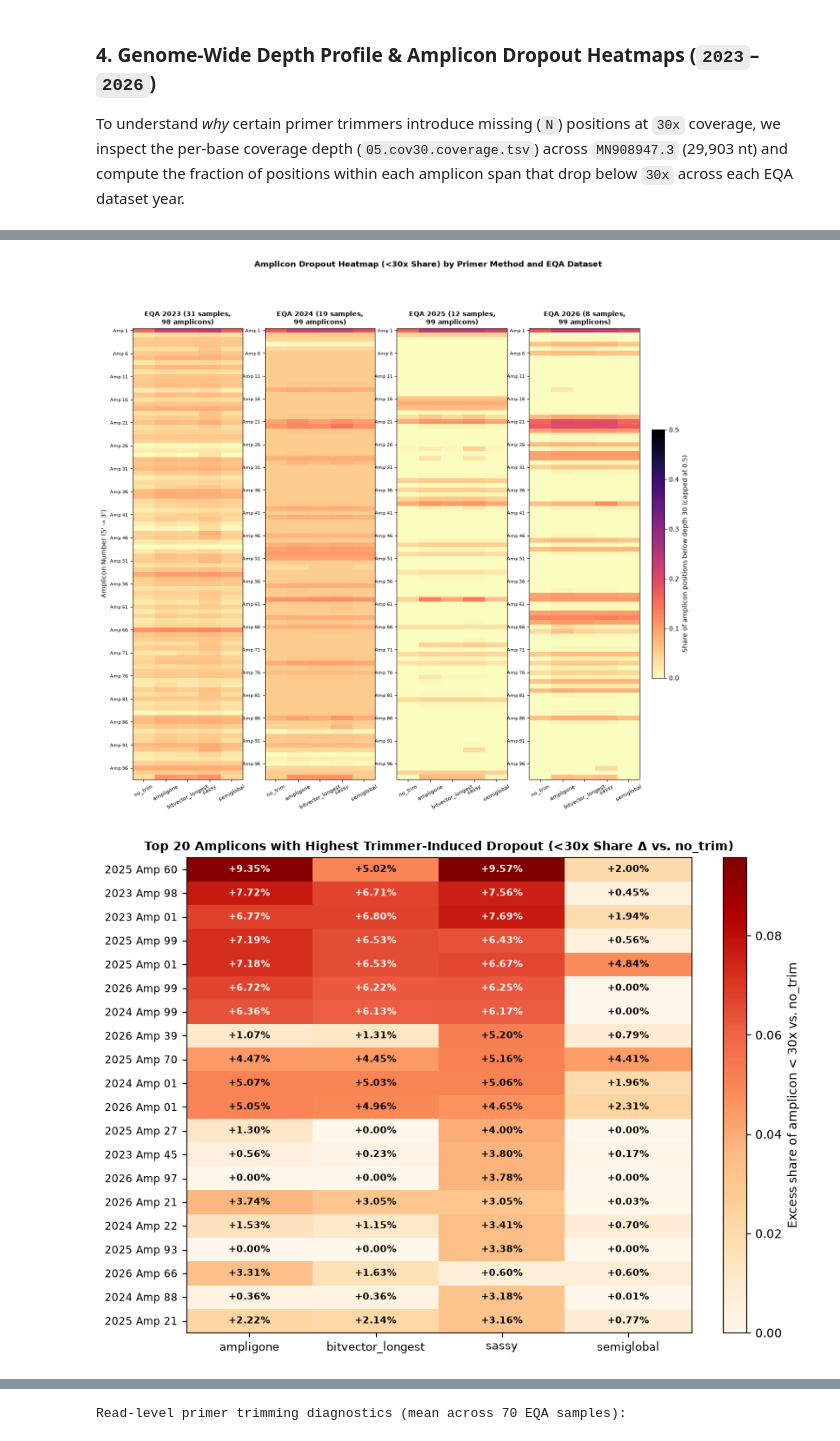
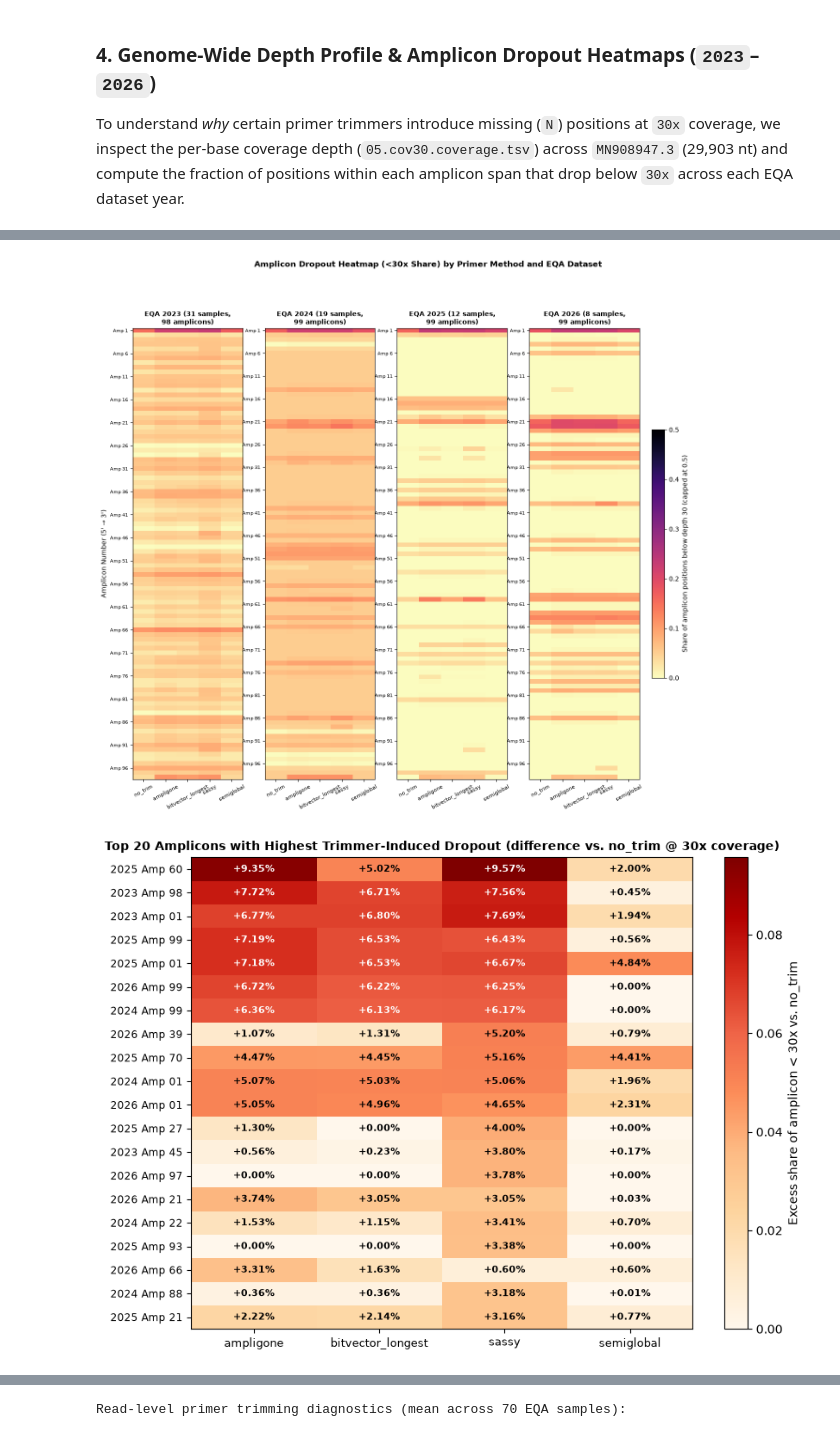
Before and after one commit to florianzwagemaker/AmpliGone, a Jupyter notebook: benchmark-consensus-comparison.ipynb, the cells around one changed output, grey strips where cells are left out. Drawn from its saved outputs; the diff is of its cells as text; code cells hidden in the pictures.

```diff
--- a/benchmark-consensus-comparison.ipynb
+++ b/benchmark-consensus-comparison.ipynb
@@ -514,7 +514,7 @@ if BREAK_EVEN_CSV.is_file():
 
 # -- Figure 3A: Bootstrap 95% CI Curves of Attributable Delta Across Coverage --
 fig, axes = plt.subplots(1, 2, figsize=(13.5, 4.5))
-for ax, name, title in zip(axes, ("wrong", "missing"), ("Wrong Bases (Δ vs no_trim)", "Missing (N) Positions (Δ vs no_trim)")):
+for ax, name, title in zip(axes, ("wrong", "missing"), ("Wrong Bases (difference vs no_trim)", "Missing (N) Positions (difference vs no_trim)")):
     for offset, method in enumerate(TRIMMERS):
         frame = attr_summary[(attr_summary["standard"] == PRIMARY_STANDARD) & (attr_summary["method"] == method)].sort_values("coverage")
         mean = frame[f"{name}_delta_mean"].to_numpy()
@@ -525,7 +525,7 @@ for ax, name, title in zip(axes, ("wrong", "missing"), ("Wrong Bases (Δ vs no_t
     ax.set_xscale("log")
     ax.set_xticks(list(ATTR_COVERAGES), [f"{c}x" for c in ATTR_COVERAGES])
     ax.set_xlabel("Minimum Coverage Threshold")
-    ax.set_ylabel("Mean Δ per sample (95% bootstrap CI)")
+    ax.set_ylabel("Mean difference delta per sample (95% bootstrap CI)")
     ax.set_title(f"{title} Across Coverage", fontsize=10, fontweight="bold")
     ax.grid(True, linestyle=":", alpha=0.5)
 axes[0].legend(frameon=False, fontsize=8.5)
@@ -533,7 +533,7 @@ fig.tight_layout()
 fig.savefig(FIGURE_DIR / "attribution_f2_delta_by_coverage.png", dpi=160, bbox_inches="tight")
 plt.show()
 
-# -- Figure 3B: trade-off analysis (Attributable Δ and Absolute Totals, Gold & Silver) --
+# -- Figure 3B: trade-off analysis (Attributable difference delta and Absolute Totals, Gold & Silver) --
 fig, axes = plt.subplots(1, 2, figsize=(14, 5.2))
 
 # Left: Attributable change vs no_trim (Gold)
@@ -551,9 +551,9 @@ for method in TRIMMERS:
 axes[0].axhline(0, color="black", linewidth=0.6, linestyle="--")
 axes[0].axvline(0, color="black", linewidth=0.6, linestyle="--")
 axes[0].set_yscale("symlog", linthresh=50)
-axes[0].set_xlabel("Attributable Δ Wrong Bases (sum over 70 samples, negative = better)")
-axes[0].set_ylabel("Attributable Δ Missing (N) Positions (symlog scale)")
-axes[0].set_title("Missing data trade-off: Attributable Δ vs. no_trim (Gold 10x–100x)", fontsize=10, fontweight="bold")
+axes[0].set_xlabel("Attributable difference Wrong Bases (sum over 70 samples, negative = better)")
+axes[0].set_ylabel("Attributable difference Missing (N) Positions (symlog scale)")
+axes[0].set_title("Missing data trade-off: Attributable difference vs. no_trim (Gold 10x–100x)", fontsize=10, fontweight="bold")
 axes[0].legend(frameon=False, fontsize=8.5)
 axes[0].grid(True, linestyle=":", alpha=0.5)
 
@@ -653,7 +653,7 @@ for method in PRIMER_METHODS:
     ]
     depth_by_method[method] = np.vstack(profiles)
 
-# --- Figure 4A: Windowed Genome-Wide Mean Depth & <30x Dropout Share ---
+# -- Figure 4A: Windowed Genome-Wide Mean Depth & <30x Dropout Share --
 WINDOW = 100
 edges = np.arange(0, len(REFERENCE_SEQ), WINDOW)
 centres = edges + WINDOW / 2
@@ -686,7 +686,7 @@ fig.tight_layout()
 fig.savefig(FIGURE_DIR / "attribution_f5_genome_depth.png", dpi=160, bbox_inches="tight")
 plt.show()
 
-# --- Figure 4B: Amplicon Dropout Heatmaps by Dataset Year & Method (Absolute + Delta vs no_trim) ---
+# -- Figure 4B: Amplicon Dropout Heatmaps by Dataset Year & Method (Absolute + Delta vs no_trim) --
 sample_row = {sample: idx for idx, sample in enumerate(sample_list)}
 fig, axes = plt.subplots(1, len(YEARS), figsize=(4.2 * len(YEARS), 12.5))
 for ax, year in zip(np.atleast_1d(axes), YEARS):
@@ -707,40 +707,40 @@ fig.suptitle("Amplicon Dropout Heatmap (<30x Share) by Primer Method and EQA Dat
 fig.savefig(FIGURE_DIR / "attribution_f5_amplicon_dropout.png", dpi=160, bbox_inches="tight")
 plt.show()
 
-# --- Figure 4C: Top Affected Amplicons — Excess Dropout Induced by Trimming (Method minus no_trim) ---
+# -- Figure 4C: Top Affected Amplicons — Excess Dropout Induced by Trimming (Method minus no_trim)
 delta_records = []
 for year in YEARS:
     scheme = SCHEMES[year]
     rows = [sample_row[s] for s in DATASETS[year]["samples"]]
     for amp, (start, end) in sorted(scheme.amplicon_spans.items()):
         base_drop = (depth_by_method["no_trim"][rows, start:end] < VC_MIN_COVERAGE).mean()
         row_dict = {"year_amp": f"{year} Amp {amp:02d}", "no_trim_drop": base_drop}
         for m in TRIMMERS:
             row_dict[m] = (depth_by_method[m][rows, start:end] < VC_MIN_COVERAGE).mean() - base_drop
         delta_records.append(row_dict)
 
 delta_amp_df = pd.DataFrame(delta_records).set_index("year_amp")
 delta_amp_df["max_excess"] = delta_amp_df[list(TRIMMERS)].max(axis=1)
 top_excess = delta_amp_df.sort_values("max_excess", ascending=False).head(20)[list(TRIMMERS)]
 
 fig, ax = plt.subplots(figsize=(8.5, 6.2))
 vmax_ex = max(top_excess.to_numpy().max(), 0.01)
 im_ex = ax.imshow(top_excess.to_numpy(), cmap="OrRd", vmin=0, vmax=vmax_ex, aspect="auto")
 ax.set_xticks(range(len(TRIMMERS)), TRIMMERS, fontsize=9)
 ax.set_yticks(range(len(top_excess)), top_excess.index, fontsize=8.5)
 for r in range(top_excess.shape[0]):
     for c in range(top_excess.shape[1]):
         val = top_excess.iat[r, c] * 100
         ax.text(c, r, f"+{val:.2f}%", ha="center", va="center", fontsize=8,
                 color="white" if top_excess.iat[r, c] > 0.55 * vmax_ex else "black", fontweight="bold")
-ax.set_title("Top 20 Amplicons with Highest Trimmer-Induced Dropout (<30x Share Δ vs. no_trim)", fontsize=10, fontweight="bold")
+ax.set_title("Top 20 Amplicons with Highest Trimmer-Induced Dropout (difference vs. no_trim @ 30x coverage)", fontsize=10, fontweight="bold")
 fig.colorbar(im_ex, ax=ax, label="Excess share of amplicon < 30x vs. no_trim")
 fig.tight_layout()
 plt.show()
 # %% [output]
 [figure]
 [figure]
-[figure, old version]
+[figure, new version]
 # %% [markdown]
 ### 5. Read-Level Trimming Diagnostics & Raw Pileup Support at Newly Missing Sites
 
```
Also changed, not shown: parts of 3 cells of this notebook.
